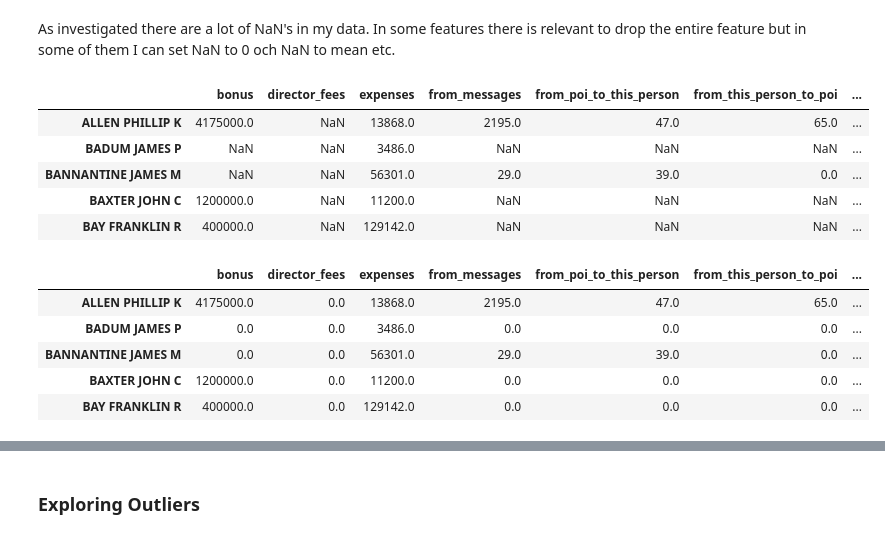
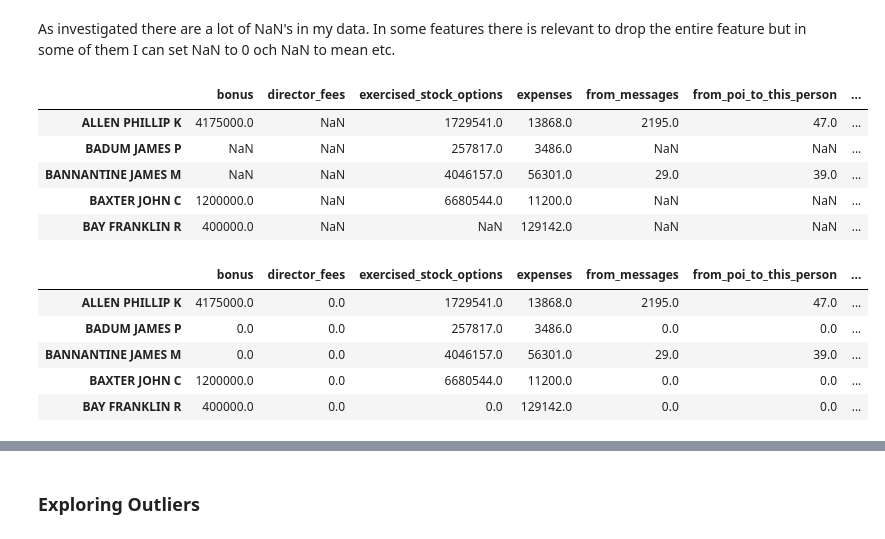
Before and after one commit to josefinaxberg/Intro-ML_Udacity, a Jupyter notebook: final_project/FinalProject_TheEnronFraud.ipynb, the cells around one changed output, grey strips where cells are left out. Saved outputs shown, nothing was run; the diff lists cells and outputs as text; code cells hidden in the pictures.

```diff
--- a/final_project/FinalProject_TheEnronFraud.ipynb
+++ b/final_project/FinalProject_TheEnronFraud.ipynb
@@ -170,29 +173,29 @@ q1_missing_vals_plot(df_enron.T)
 As investigated there are a lot of NaN's in my data. In some features there is relevant to drop the entire feature but in some of them I can set NaN to 0 och NaN to mean etc.
 # %%
 # First I am going to drop the features that according to my analysis aren't relevant to predict POIs
-df_enron = df_enron.drop(['email_address', 'other', 'long_term_incentive', 'deferral_payments', 'restricted_stock_deferred', 'deferred_income', 'exercised_stock_options'], axis=1)
+df_enron = df_enron.drop(['email_address', 'other', 'long_term_incentive', 'deferral_payments', 'restricted_stock_deferred', 'deferred_income'], axis=1)
 
 df_enron.head(5)
 # %% [output]
-|  | bonus | director_fees | expenses | from_messages | from_poi_to_this_person | from_this_person_to_poi | ... |
-| ALLEN PHILLIP K | 4175000.0 | NaN | 13868.0 | 2195.0 | 47.0 | 65.0 | ... |
-| BADUM JAMES P | NaN | NaN | 3486.0 | NaN | NaN | NaN | ... |
-| BANNANTINE JAMES M | NaN | NaN | 56301.0 | 29.0 | 39.0 | 0.0 | ... |
-| BAXTER JOHN C | 1200000.0 | NaN | 11200.0 | NaN | NaN | NaN | ... |
-| BAY FRANKLIN R | 400000.0 | NaN | 129142.0 | NaN | NaN | NaN | ... |
+|  | bonus | director_fees | exercised_stock_options | expenses | from_messages | from_poi_to_this_person | ... |
+| ALLEN PHILLIP K | 4175000.0 | NaN | 1729541.0 | 13868.0 | 2195.0 | 47.0 | ... |
+| BADUM JAMES P | NaN | NaN | 257817.0 | 3486.0 | NaN | NaN | ... |
+| BANNANTINE JAMES M | NaN | NaN | 4046157.0 | 56301.0 | 29.0 | 39.0 | ... |
+| BAXTER JOHN C | 1200000.0 | NaN | 6680544.0 | 11200.0 | NaN | NaN | ... |
+| BAY FRANKLIN R | 400000.0 | NaN | NaN | 129142.0 | NaN | NaN | ... |
 # %%
-cols_with_zero = ['director_fees', 'bonus', 'from_this_person_to_poi', 'from_poi_to_this_person', 'loan_advances', 'restricted_stock', 'shared_receipt_with_poi', 'to_messages', 'from_messages']
+cols_with_zero = ['director_fees', 'bonus', 'from_this_person_to_poi', 'from_poi_to_this_person', 'loan_advances', 'restricted_stock', 'shared_receipt_with_poi', 'to_messages', 'from_messages', 'exercised_stock_options']
 df_enron[cols_with_zero] = df_enron[cols_with_zero].fillna(0)
 
 
 df_enron.head(5)
 # %% [output]
-|  | bonus | director_fees | expenses | from_messages | from_poi_to_this_person | from_this_person_to_poi | ... |
-| ALLEN PHILLIP K | 4175000.0 | 0.0 | 13868.0 | 2195.0 | 47.0 | 65.0 | ... |
-| BADUM JAMES P | 0.0 | 0.0 | 3486.0 | 0.0 | 0.0 | 0.0 | ... |
-| BANNANTINE JAMES M | 0.0 | 0.0 | 56301.0 | 29.0 | 39.0 | 0.0 | ... |
-| BAXTER JOHN C | 1200000.0 | 0.0 | 11200.0 | 0.0 | 0.0 | 0.0 | ... |
-| BAY FRANKLIN R | 400000.0 | 0.0 | 129142.0 | 0.0 | 0.0 | 0.0 | ... |
+|  | bonus | director_fees | exercised_stock_options | expenses | from_messages | from_poi_to_this_person | ... |
+| ALLEN PHILLIP K | 4175000.0 | 0.0 | 1729541.0 | 13868.0 | 2195.0 | 47.0 | ... |
+| BADUM JAMES P | 0.0 | 0.0 | 257817.0 | 3486.0 | 0.0 | 0.0 | ... |
+| BANNANTINE JAMES M | 0.0 | 0.0 | 4046157.0 | 56301.0 | 29.0 | 39.0 | ... |
+| BAXTER JOHN C | 1200000.0 | 0.0 | 6680544.0 | 11200.0 | 0.0 | 0.0 | ... |
+| BAY FRANKLIN R | 400000.0 | 0.0 | 0.0 | 129142.0 | 0.0 | 0.0 | ... |
 # %%
 cols_with_mean = ['salary', 'total_payments', 'total_stock_value', 'expenses']
 df_enron[cols_with_mean] = df_enron[cols_with_mean].fillna(df_enron[cols_with_mean].mean())
```
Also changed, not shown: parts of 35 cells of this notebook, 2 other files.
